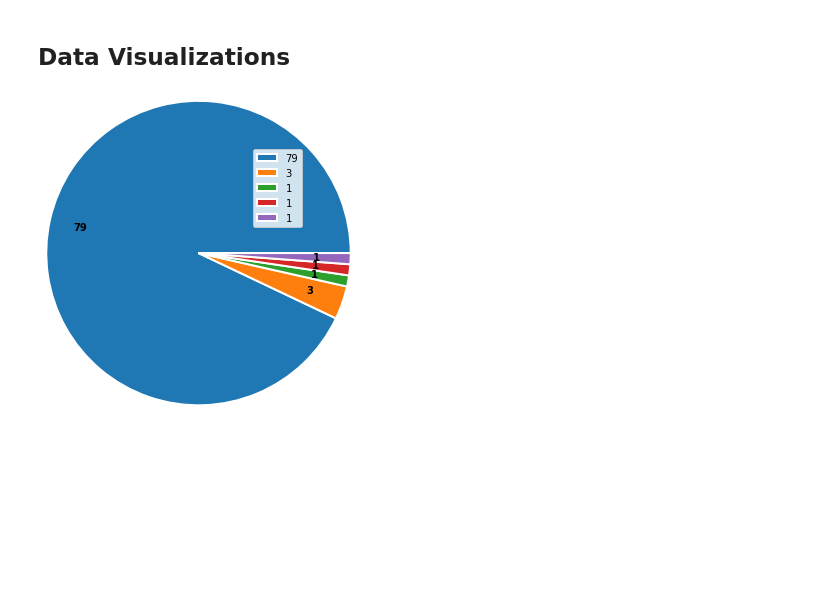
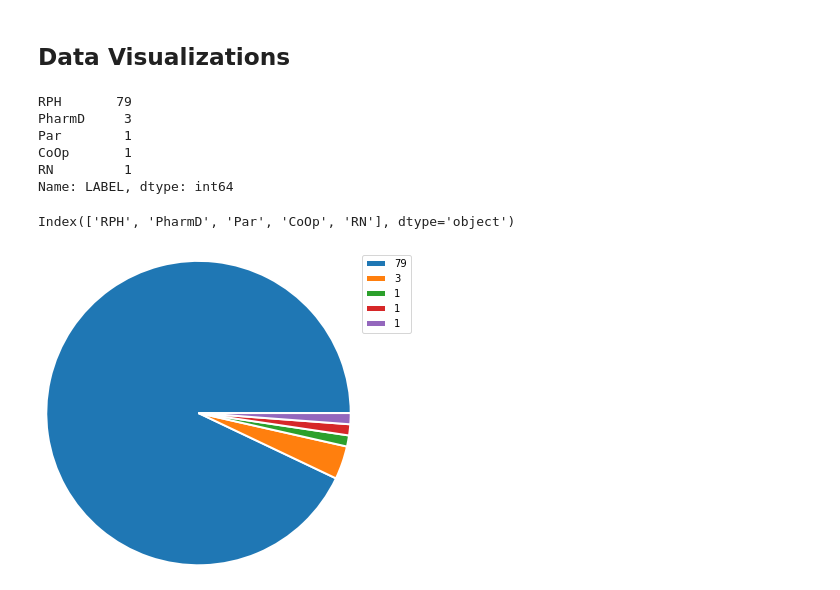
Before and after one commit to rmutalik/ongoing-project, a Jupyter notebook: MIMIC-III.ipynb, the cells around one changed output. Drawn from its saved outputs; the diff is of its cells as text; code cells hidden in the pictures; blank space fills up the shorter version.

Commit message:
Moved text on pie chart to legend

```diff
--- a/MIMIC-III.ipynb
+++ b/MIMIC-III.ipynb
@@ -336,19 +336,31 @@ df_dict['CAREGIVERS'].update(pharmacists)
 ## Data Visualizations
 # %%
 pharm_vc = pharmacists['LABEL'].value_counts()
+
+pharm_vc
+# %% [output]
+RPH       79
+PharmD     3
+Par        1
+CoOp       1
+RN         1
+Name: LABEL, dtype: int64
+# %%
+pharm_vc.index
+# %% [output]
+Index(['RPH', 'PharmD', 'Par', 'CoOp', 'RN'], dtype='object')
 # %%
 # FIXME: Make pie chart more visually appealling
 fig, ax = plt.subplots()
-explode = [0] + ([0.05] * (len(pharm_vc)-1))
-ax.pie(pharm_vc, labels=pharm_vc, labeldistance=0.75, radius=1.75,
-      wedgeprops={'edgecolor': 'w', 'linewidth': 2, 'linestyle': 'solid'},
-      textprops={'color': 'k', 'fontsize': 10, 'fontweight': 'bold'}
+# explode = [0] + ([0.05] * (len(pharm_vc)-1))
+ax.pie(pharm_vc, radius=1.75, wedgeprops={'edgecolor': 'w', 'linewidth': 2, 'linestyle': 'solid'}
+#       , textprops={'color': 'k', 'fontsize': 10, 'fontweight': 'bold'}, labels=pharm_vc, labeldistance=0.75
       )
 
-# TODO: Move text labels to legend in upper-right corner
-ax.legend(loc="upper right", bbox_to_anchor=(1,1))
+# TODO: Add text labels to legend using 'handles' option
+ax.legend(labels=pharm_vc, loc="upper right", bbox_to_anchor=(1.50, 1.25))
 
 # plt.title('Types of Pharmacists')
 plt.show()
 # %% [output]
-[figure, old version]
+[figure, new version]
```
Also changed, not shown: parts of 1 cell of this notebook.
